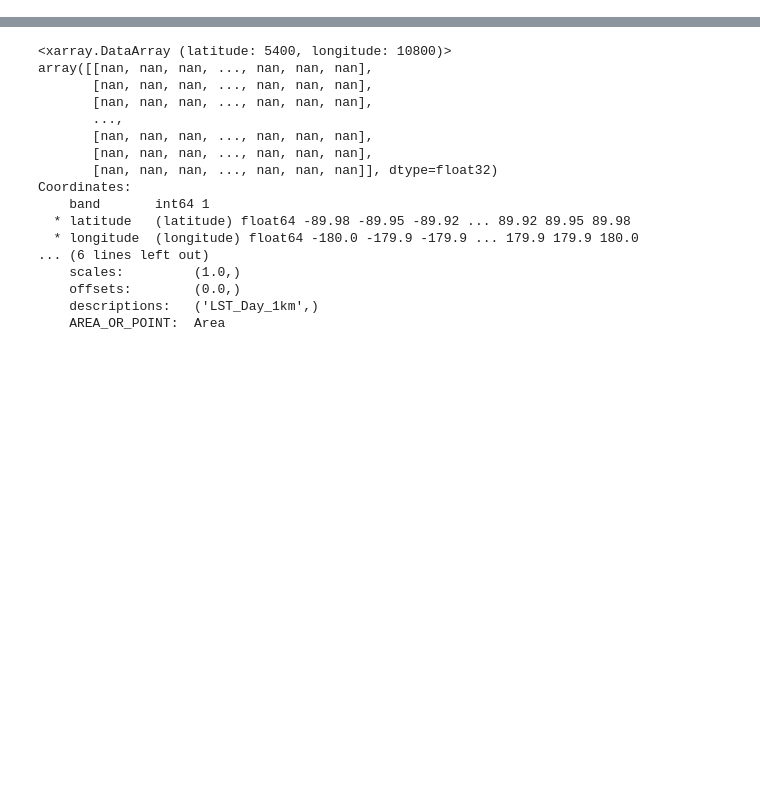
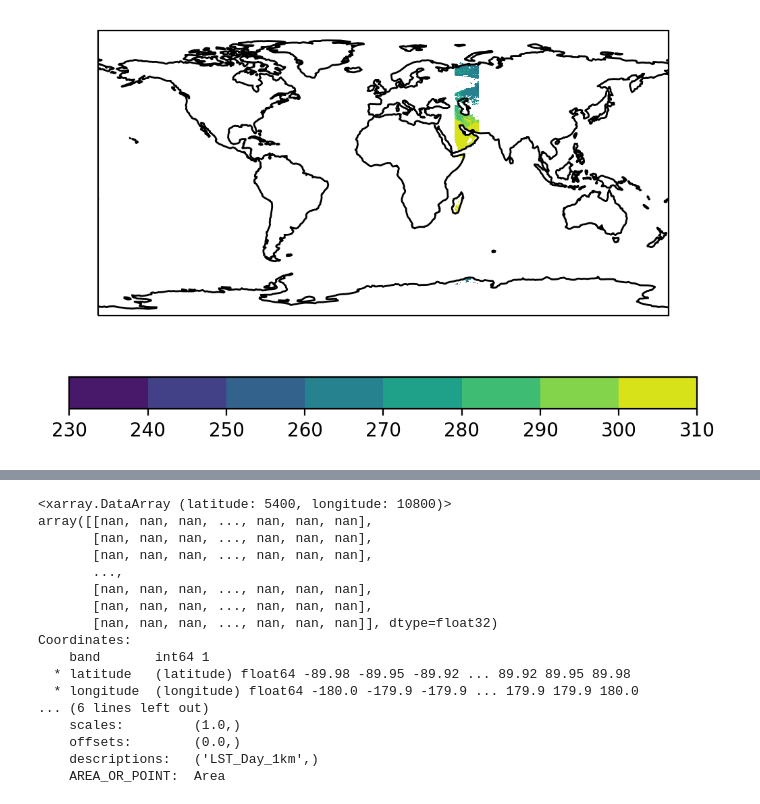
Before and after one commit to mchantry/ML4Land, a Jupyter notebook: ML4Land.ipynb, the cells around one changed output, grey strips where cells are left out. Cells and saved outputs as stored; diff of their text form; code cells hidden in the pictures; blank space fills up the shorter version.

```diff
--- a/ML4Land.ipynb
+++ b/ML4Land.ipynb
@@ -71,4 +72,21 @@ def get_satellite_slice(date : str,
     sat_xr.close()
     sat_xr = None
     return test_subset[0,::-1,:]
+# %%
+#Get satellite data for a given day and time
+test_data = get_satellite_slice('2018-01-03',
+                                utc_hour = 10,
+                                latitude_bound=70)
+# %%
+fig,ax = plt.subplots(dpi=200,
+                      subplot_kw={'projection': ccrs.PlateCarree()}
+                     )
+coast = ax.coastlines()
+#Make grid for plotting purposes
+xv, yv = np.meshgrid(test_data.longitude, test_data.latitude, indexing='xy')
+#Contour plot
+contourf_=ax.contourf(xv,yv,test_data,levels=np.arange(230,320,10))
+cbar = fig.colorbar(contourf_,location='bottom')
+# %% [output]
+[figure, added]
 # %%
```
Also changed, not shown: parts of 6 cells of this notebook.
